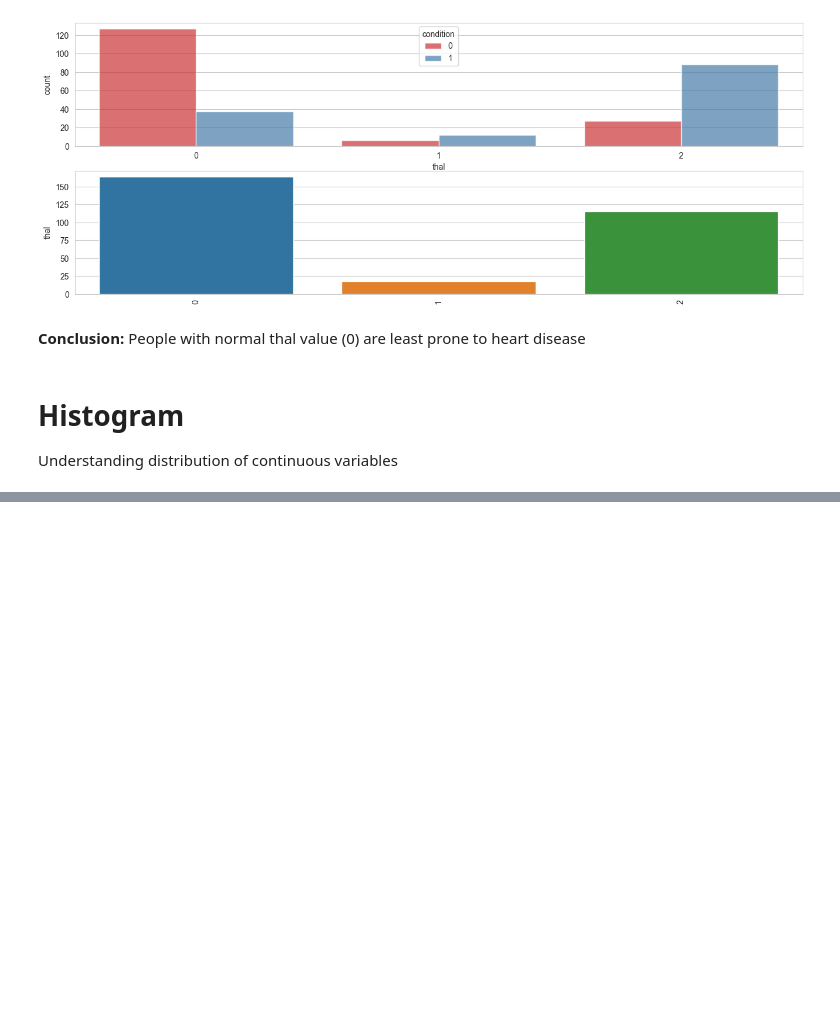
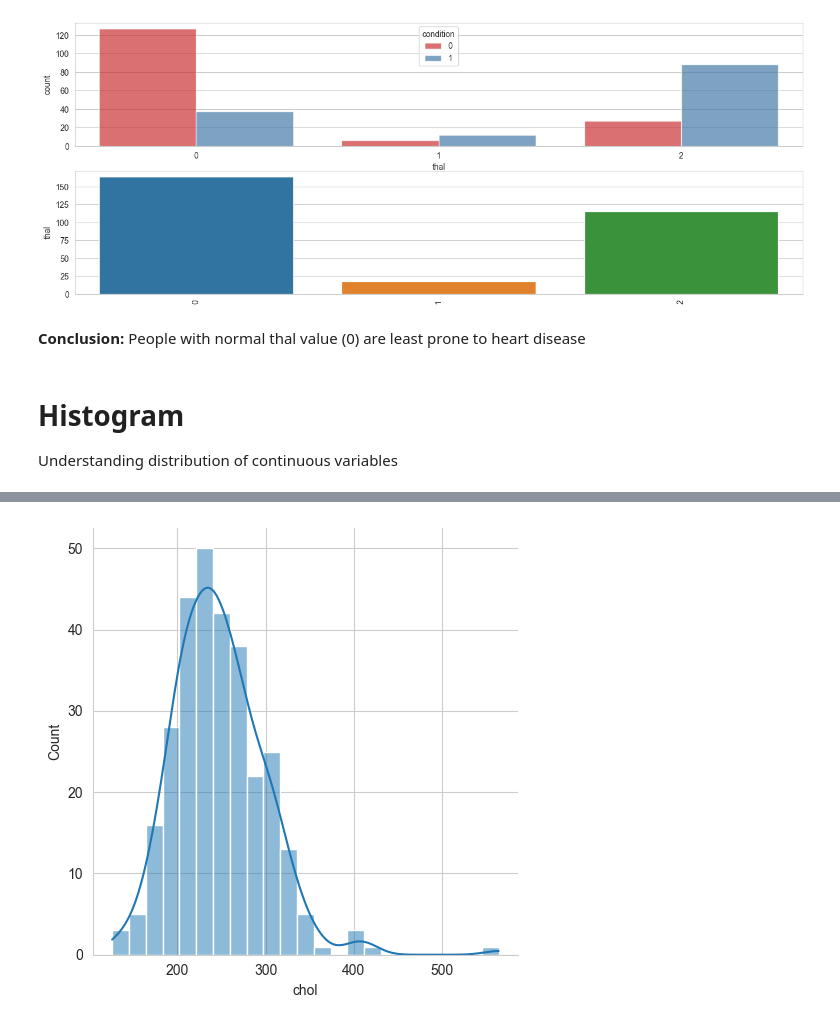
Before and after one commit to Lynne2002/heart_disease-data_visualization, a Jupyter notebook: index.ipynb, the cells around one changed output, grey strips where cells are left out. Drawn from its saved outputs; the diff is of its cells as text; code cells hidden in the pictures; blank space fills up the shorter version.

```diff
--- a/index.ipynb
+++ b/index.ipynb
@@ -408,0 +426,5 @@ Understanding distribution of continuous variables
+# %%
+sns.displot(data_df['chol'], kde = True, height = 5)
+plt.show()
+# %% [output]
+[figure, added]
```
Also changed, not shown: parts of 20 cells of this notebook.
